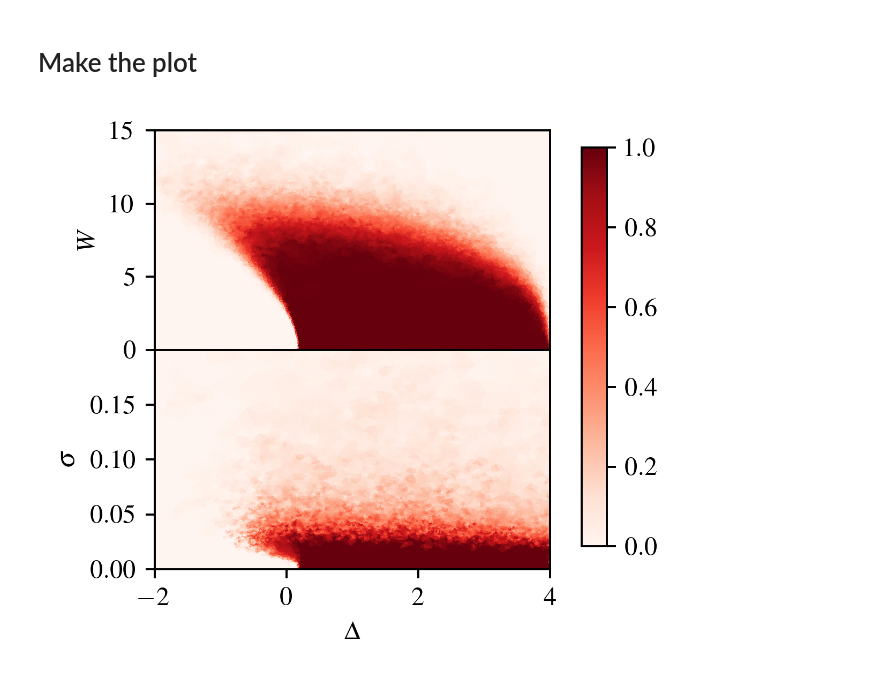
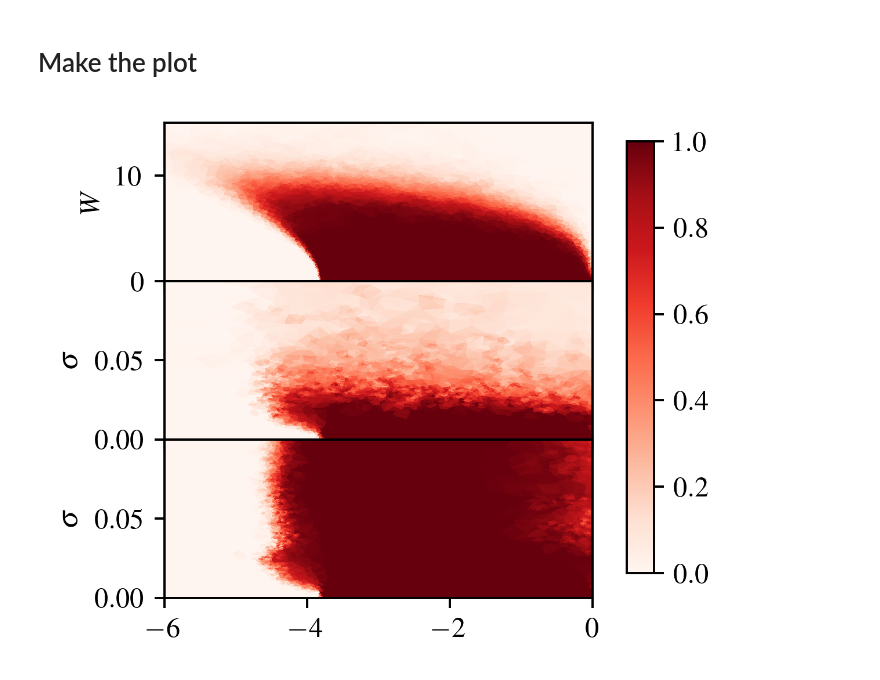
Before and after one commit to lauragoms/TAI-localizer, a Jupyter notebook: fig_3.ipynb, the cells around one changed output. Saved outputs shown, nothing was run; the diff lists cells and outputs as text; code cells hidden in the pictures.

Commit message:
added a bunch of final figures

```diff
--- a/fig_3.ipynb
+++ b/fig_3.ipynb
@@ -47,8 +50,9 @@ aps_halfwidth = 3.375
 system_size = 10
 bond_distance = 1.3 / system_size
 beta = 1
-sigma_bounds = (0.0, 0.2 / system_size)
-kappa_shift = 0
+sigma_bounds = (0.0, 0.1 / system_size)
+kappa_shift = 0.5
+
 
 # model parameters
 A = 1.0
@@ -59,13 +63,13 @@ alpha = 0.0
 onsite_disorder = 0
 disorder_bounds = (0, 15)
 hadamard_disorder = 0.15
-bond_power = 2
+bond_power = 1
 
 # localiser parameter
 kappa = 1
 
 # run parameters
-disorder_averages = 50
+disorder_averages = 100
 n_task = 8
 
 
@@ -121,7 +125,7 @@ learner_dis = adaptive.Learner2D(
     ],
 )
 
-# learner_dis.load(f"{fname}onsite.pkl")
+learner_dis.load(f"{fname}onsite.pkl")
 
 runner_dis = adaptive.Runner(
     learner_dis,
@@ -183,7 +187,7 @@ learner_sig = adaptive.Learner2D(
     ],
 )
 
-learner_sig.load(f"{fname}structural_bond_0.pkl")
+learner_sig.load(f"{fname}structural.pkl")
 
 runner_sig = adaptive.Runner(
     learner_sig,
@@ -201,7 +242,7 @@ learner_dis.save(f"{fname}onsite.pkl")
 # Make the plot
 # %%
 fig, ax = plt.subplots(
-    2, 1, figsize=(aps_halfwidth, 0.9 * aps_halfwidth), dpi=350, sharex=True
+    3, 1, figsize=(aps_halfwidth, 0.9 * aps_halfwidth), dpi=350, sharex=True
 )
 plt.subplots_adjust(hspace=0)
 ######### 2a #########
@@ -218,7 +259,7 @@ triangle = matplotlib.tri.Triangulation(
 
 
 p1 = ax[0].tripcolor(
-    positions[:, 0],
+    positions[:, 0] - 4,
     positions[:, 1],
     triangle.triangles,
     specs,
@@ -240,7 +281,7 @@ triangle = matplotlib.tri.Triangulation(
 )
 
 p2 = ax[1].tripcolor(
-    positions[:, 0],
+    positions[:, 0] - 4,
     positions[:, 1] * system_size,
     triangle.triangles,
     specs,
@@ -248,34 +289,73 @@ p2 = ax[1].tripcolor(
     cmap="Reds",
     clim=(0, 1),
 )
 
-ax[0].set_xlim(delta_bounds)
-ax[1].set_xlim(delta_bounds)
+######### 2c #########
+specs = np.array([learner_sig_kappa.data[k] for k in learner_sig_kappa.data.keys()])
+positions = np.array([k for k in learner_sig_kappa.data.keys()])
+specs = 0.5 * (1 - specs)
+
+
+triangle = matplotlib.tri.Triangulation(
+    positions[:, 0] / max(positions[:, 0]),
+    positions[:, 1] / max(positions[:, 1]),
+)
+
+p2 = ax[2].tripcolor(
+    positions[:, 0] - 4,
+    positions[:, 1] * system_size,
+    triangle.triangles,
+    specs,
+    # shading="gouraud",
+    cmap="Reds",
+    clim=(0, 1),
+)
+
+
+ax[0].set_xlim(np.array(delta_bounds) - 4)
 ax[0].set_ylim(disorder_bounds)
+
+ax[1].set_xlim(np.array(delta_bounds) - 4)
 ax[1].set_ylim(np.array(sigma_bounds) * system_size)
 
-ax[1].set_yticks([0, 0.05, 0.1, 0.15])
+ax[2].set_xlim(np.array(delta_bounds) - 4)
+ax[2].set_ylim(np.array(sigma_bounds) * system_size)
+
+
+ax[1].set_yticks(
+    [
+        0,
+        0.05,
+    ]
+)
+ax[2].set_yticks(
+    [
+        0,
+        0.05,
+    ]
+)
 
 # ax[0].set_xlabel(r"$\Delta$")
 ax[1].set_xlabel(r"$\Delta$")
 ax[0].set_ylabel(r"$W$")
 ax[1].set_ylabel(r"$\sigma$")
+ax[2].set_ylabel(r"$\sigma$")
 
 
 fig.subplots_adjust(right=0.75)
 cbar_ax = fig.add_axes([0.8, 0.15, 0.04, 0.7])
 fig.colorbar(p2, cax=cbar_ax)
 
 
 # t = ax[0].text(0.03,.95,'a)',backgroundcolor='1',alpha=1)
 # plt.colorbar(p1, ax=ax[0], aspect=16, shrink=0.9)
 # plt.colorbar(p2, ax=ax[1], aspect=16, shrink=0.9)
 
 # plt.tight_layout()
 
 # mpl.rcParams['ytick.major.pad'] = 8
 
 
 plt.savefig("fig_2.pdf", dpi=350, bbox_inches="tight")
 # %% [output]
-[figure, old version]
+[figure, new version]
```
Also changed, not shown: parts of 7 cells of this notebook, 18 other files.
